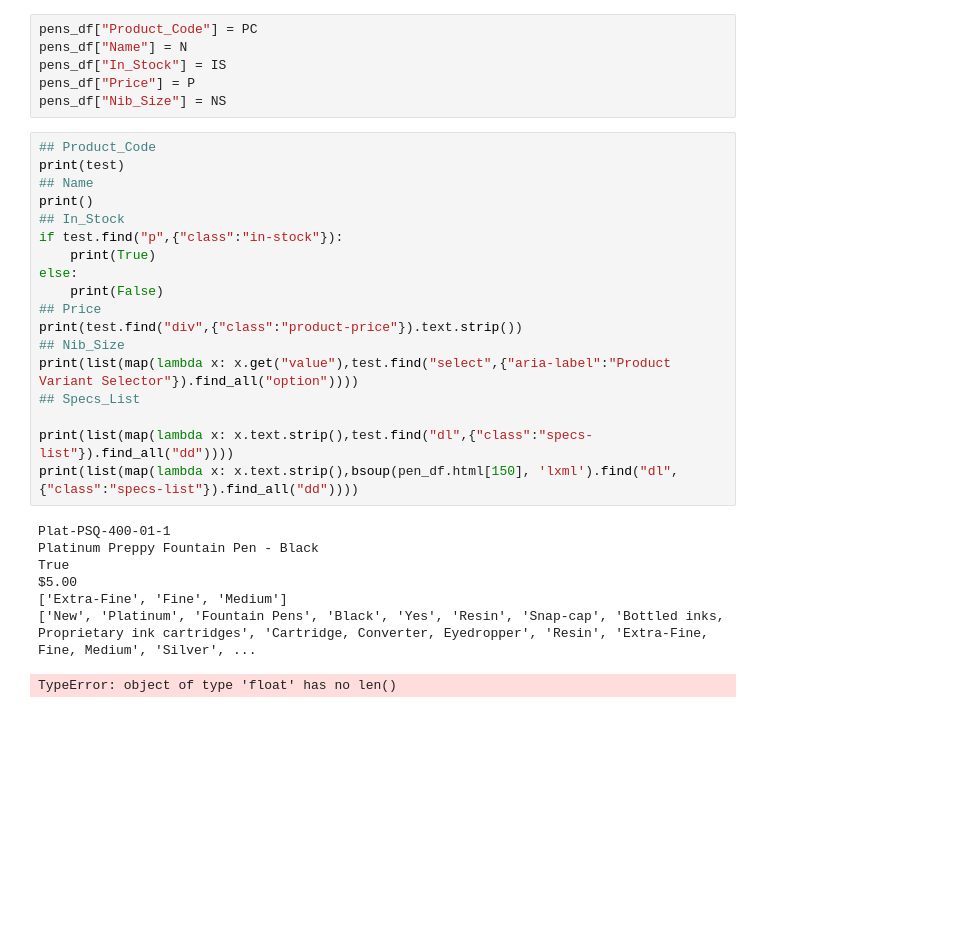
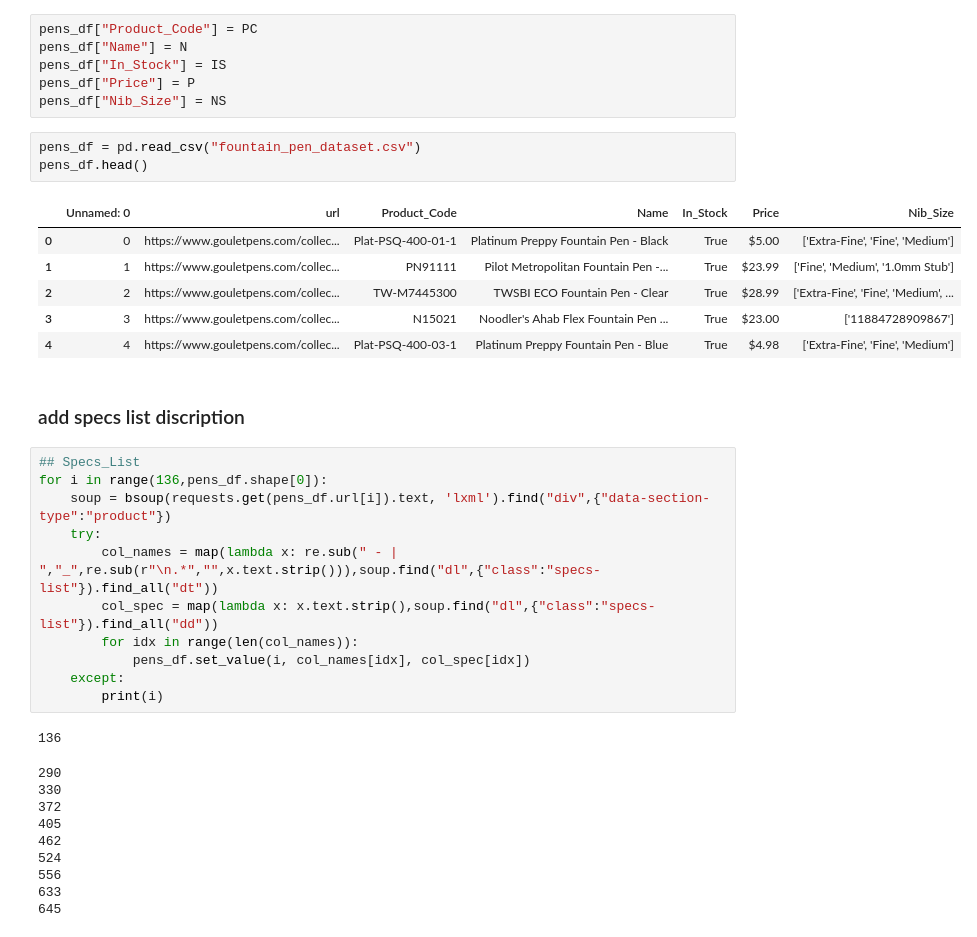
Before and after one commit to CesareGao/analysis_of_fountain_pen_purchase, a Jupyter notebook: collecting_data.ipynb, the cells around one changed output. Drawn from its saved outputs; the diff is of its cells as text; blank space fills up the shorter version.

Commit message:
collect specs data

```diff
--- a/collecting_data.ipynb
+++ b/collecting_data.ipynb
@@ -84,29 +86,37 @@ pens_df["Name"] = N
 pens_df["In_Stock"] = IS
 pens_df["Price"] = P
 pens_df["Nib_Size"] = NS
-# %%
-## Product_Code
-print(test)
-## Name
-print()
-## In_Stock
-if test.find("p",{"class":"in-stock"}):
-    print(True)
-else:
-    print(False)
-## Price
-print(test.find("div",{"class":"product-price"}).text.strip())
-## Nib_Size
-print(list(map(lambda x: x.get("value"),test.find("select",{"aria-label":"Product Variant Selector"}).find_all("option"))))
-## Specs_List
-
-print(list(map(lambda x: x.text.strip(),test.find("dl",{"class":"specs-list"}).find_all("dd"))))
-print(list(map(lambda x: x.text.strip(),bsoup(pen_df.html[150], 'lxml').find("dl",{"class":"specs-list"}).find_all("dd"))))
-# %% [output]
-Plat-PSQ-400-01-1
-Platinum Preppy Fountain Pen - Black
-True
-$5.00
-['Extra-Fine', 'Fine', 'Medium']
-['New', 'Platinum', 'Fountain Pens', 'Black', 'Yes', 'Resin', 'Snap-cap', 'Bottled inks, Proprietary ink cartridges', 'Cartridge, Converter, Eyedropper', 'Resin', 'Extra-Fine, Fine, Medium', 'Silver', ...
-TypeError: object of type 'float' has no len()
+# %%
+pens_df = pd.read_csv("fountain_pen_dataset.csv")
+pens_df.head()
+# %% [output]
+|  | Unnamed: 0 | url | Product_Code | Name | In_Stock | Price | Nib_Size |
+| 0 | 0 | https://www.gouletpens.com/collec... | Plat-PSQ-400-01-1 | Platinum Preppy Fountain Pen - Black | True | $5.00 | ['Extra-Fine', 'Fine', 'Medium'] |
+| 1 | 1 | https://www.gouletpens.com/collec... | PN91111 | Pilot Metropolitan Fountain Pen -... | True | $23.99 | ['Fine', 'Medium', '1.0mm Stub'] |
+| 2 | 2 | https://www.gouletpens.com/collec... | TW-M7445300 | TWSBI ECO Fountain Pen - Clear | True | $28.99 | ['Extra-Fine', 'Fine', 'Medium', ... |
+| 3 | 3 | https://www.gouletpens.com/collec... | N15021 | Noodler's Ahab Flex Fountain Pen ... | True | $23.00 | ['11884728909867'] |
+| 4 | 4 | https://www.gouletpens.com/collec... | Plat-PSQ-400-03-1 | Platinum Preppy Fountain Pen - Blue | True | $4.98 | ['Extra-Fine', 'Fine', 'Medium'] |
+# %% [markdown]
+### add specs list discription
+# %%
+## Specs_List
+for i in range(136,pens_df.shape[0]):
+    soup = bsoup(requests.get(pens_df.url[i]).text, 'lxml').find("div",{"data-section-type":"product"})
+    try:
+        col_names = map(lambda x: re.sub(" - | ","_",re.sub(r"\n.*","",x.text.strip())),soup.find("dl",{"class":"specs-list"}).find_all("dt"))
+        col_spec = map(lambda x: x.text.strip(),soup.find("dl",{"class":"specs-list"}).find_all("dd"))
+        for idx in range(len(col_names)):
+            pens_df.set_value(i, col_names[idx], col_spec[idx])
+    except:
+        print(i)
+# %% [output]
+136
+290
+330
+372
+405
+462
+524
+556
+633
+645
```
Also changed, not shown: parts of 8 cells of this notebook, 1 other file.
